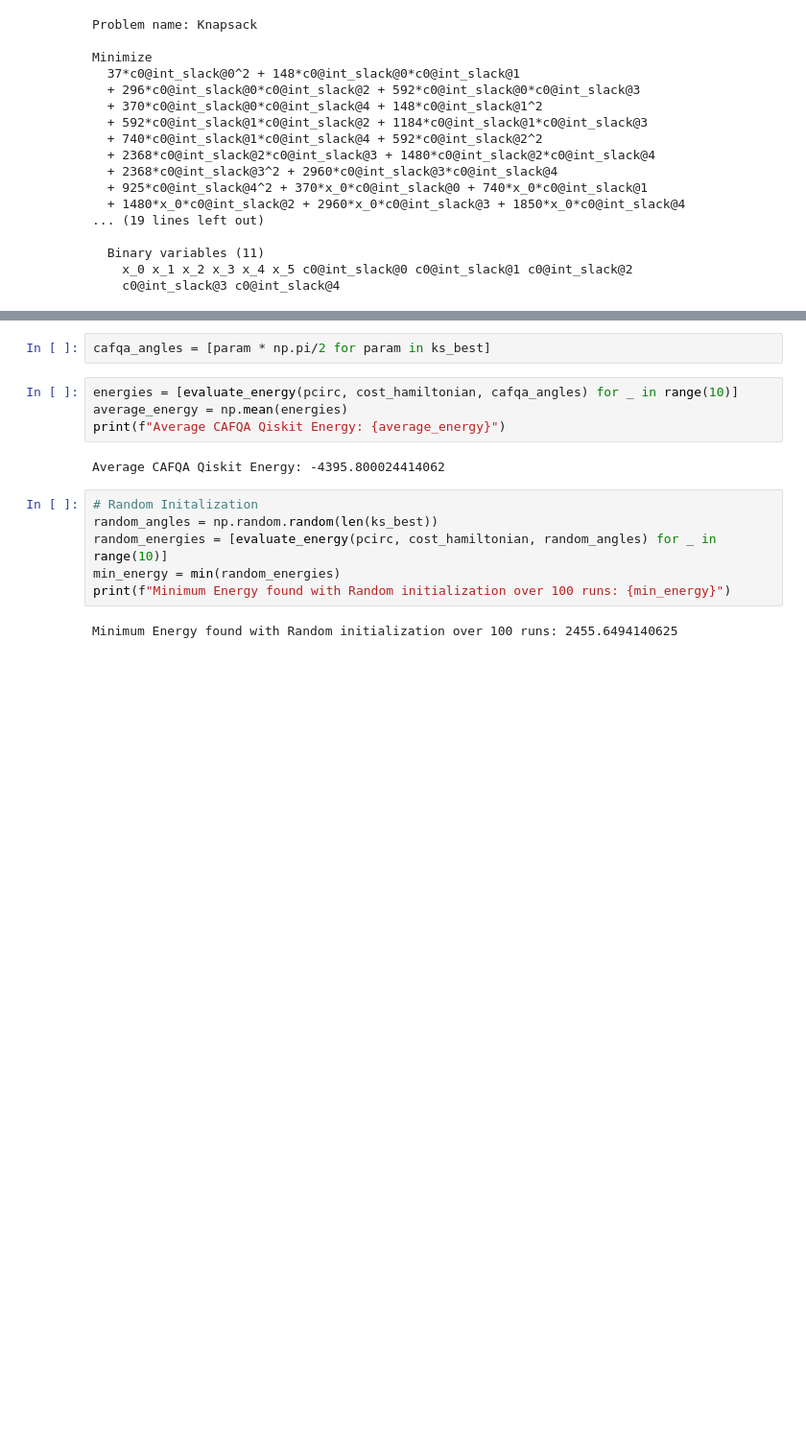
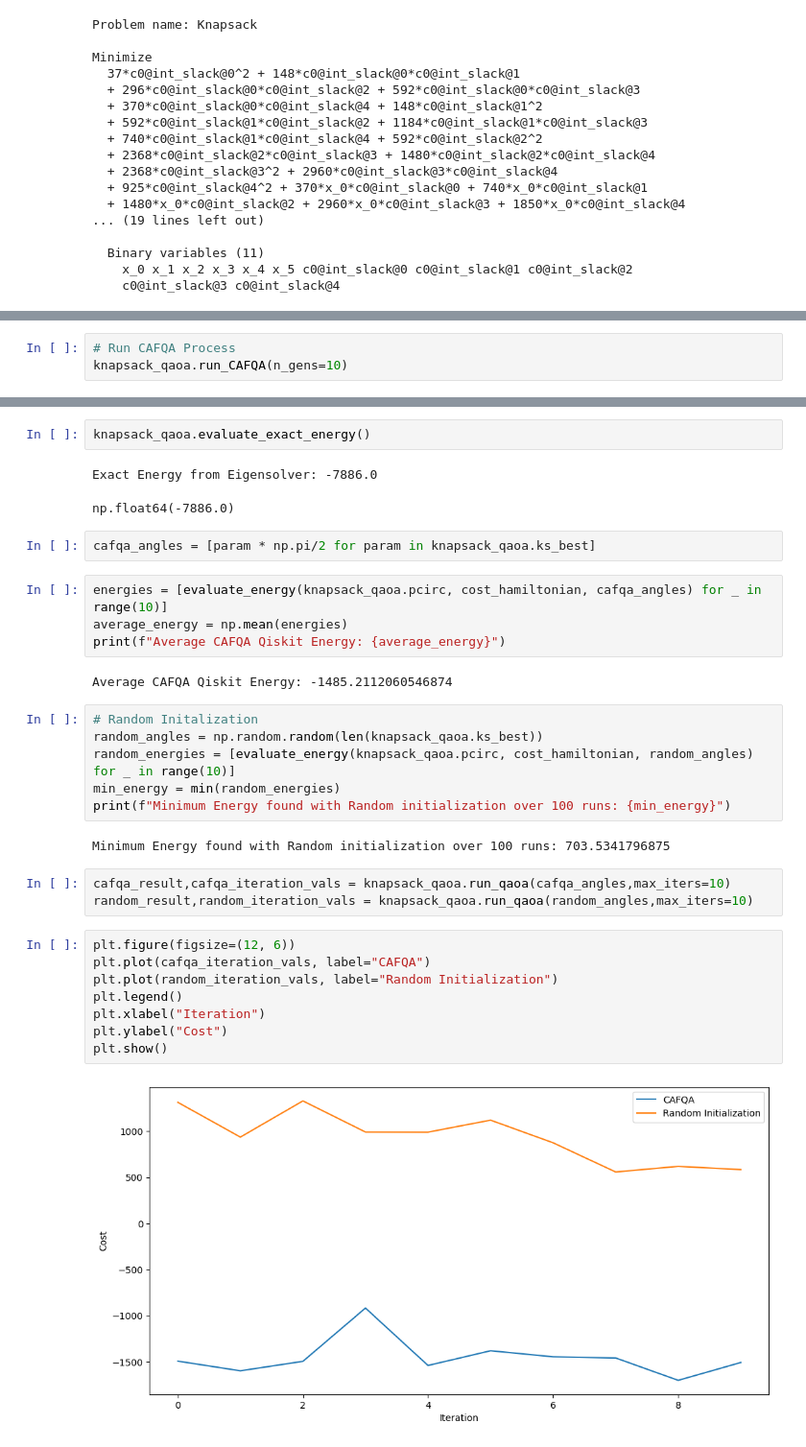
Before and after one commit to d-bharadwaj/SPIQ, a Jupyter notebook: testing_scripts/knapsack.ipynb, the cells around one changed output, grey strips where cells are left out. Shown: that part at 96% size. Cells and saved outputs as stored; diff of their text form; blank space fills up the shorter version.

Commit message:
QAOASolver class for knapsack

```diff
--- a/testing_scripts/knapsack.ipynb
+++ b/testing_scripts/knapsack.ipynb
@@ -218,0 +103,3 @@ Exact Energy from Eigensolver: -7886.0
+# %%
+# Run CAFQA Process
+knapsack_qaoa.run_CAFQA(n_gens=10)
@@ -219,16 +128,34 @@ Exact Energy from Eigensolver: -7886.0
+# %%
+knapsack_qaoa.evaluate_exact_energy()
+# %% [output]
+Exact Energy from Eigensolver: -7886.0
+np.float64(-7886.0)
 # %%
-cafqa_angles = [param * np.pi/2 for param in ks_best]
+cafqa_angles = [param * np.pi/2 for param in knapsack_qaoa.ks_best]
 # %%
-energies = [evaluate_energy(pcirc, cost_hamiltonian, cafqa_angles) for _ in range(10)]
+energies = [evaluate_energy(knapsack_qaoa.pcirc, cost_hamiltonian, cafqa_angles) for _ in range(10)]
 average_energy = np.mean(energies)
 print(f"Average CAFQA Qiskit Energy: {average_energy}")
 # %% [output]
-Average CAFQA Qiskit Energy: -4395.800024414062
+Average CAFQA Qiskit Energy: -1485.2112060546874
 # %%
 # Random Initalization
-random_angles = np.random.random(len(ks_best))
-random_energies = [evaluate_energy(pcirc, cost_hamiltonian, random_angles) for _ in range(10)]
+random_angles = np.random.random(len(knapsack_qaoa.ks_best))
+random_energies = [evaluate_energy(knapsack_qaoa.pcirc, cost_hamiltonian, random_angles) for _ in range(10)]
 min_energy = min(random_energies)
 print(f"Minimum Energy found with Random initialization over 100 runs: {min_energy}")
 # %% [output]
-Minimum Energy found with Random initialization over 100 runs: 2455.6494140625
+Minimum Energy found with Random initialization over 100 runs: 703.5341796875
+# %%
+cafqa_result,cafqa_iteration_vals = knapsack_qaoa.run_qaoa(cafqa_angles,max_iters=10)
+random_result,random_iteration_vals = knapsack_qaoa.run_qaoa(random_angles,max_iters=10)
+# %%
+plt.figure(figsize=(12, 6))
+plt.plot(cafqa_iteration_vals, label="CAFQA")
+plt.plot(random_iteration_vals, label="Random Initialization")
+plt.legend()
+plt.xlabel("Iteration")
+plt.ylabel("Cost")
+plt.show()
+# %% [output]
+[figure, added]
```
Also changed, not shown: parts of 16 cells of this notebook, 1 other file.
